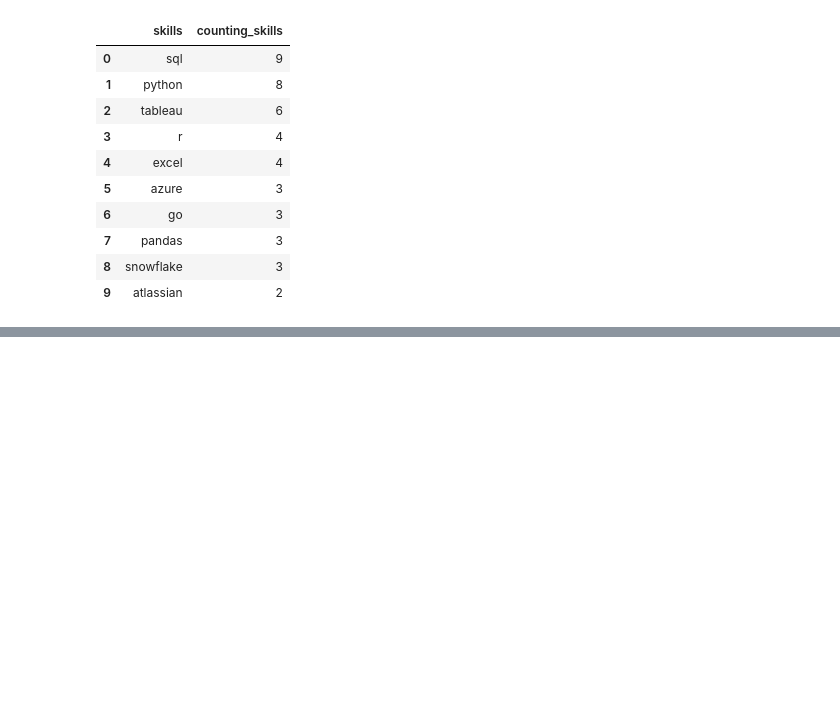
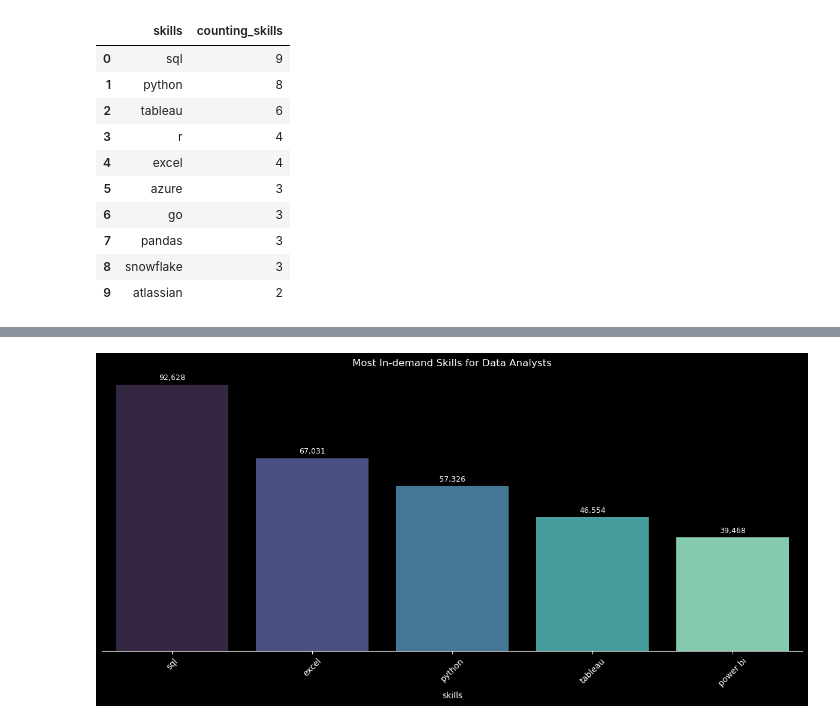
Before and after one commit to WesleyPenteado/SQL_Practice-Data_Analyst_Analysis, a Jupyter notebook: project_py/visualization.ipynb, the cells around one changed output, grey strips where cells are left out. Cells and saved outputs as stored; diff of their text form; code cells hidden in the pictures; blank space fills up the shorter version.

```diff
--- a/project_py/visualization.ipynb
+++ b/project_py/visualization.ipynb
@@ -112,0 +122,49 @@ plt.show()
+# %%
+# Question: What are the most in-demand skills for data analysts?
+
+# Use dark theme style
+plt.style.use("dark_background")
+
+# Define a dark-style color palette similar to GitHub's dark theme
+colors = sns.color_palette("mako", len(df_q3))
+
+# Plot vertical bar chart
+plt.figure(figsize=(12, 6))
+barplot = sns.barplot(
+    data=df_q3,
+    x="skills",
+    y="demand_count",
+    palette=colors
+)
+barplot.set(title="Most In-demand Skills for Data Analysts")
+
+
+# Removing Y axe and spine
+barplot.yaxis.set_visible(False)
+barplot.spines["left"].set_visible(False)
+barplot.spines["right"].set_visible(False)
+barplot.spines["top"].set_visible(False)
+
+
+
+# Rotate x-axis labels for better readability if needed
+plt.xticks(rotation=45)
+
+# Adiciona rótulos de dados no topo de cada coluna
+for p in barplot.patches:
+    height = p.get_height()
+    plt.text(
+        p.get_x() + p.get_width() / 2.,
+        height + max(df_q3["demand_count"]) * 0.01,  # ligeiramente acima do topo
+        f"{height:,.0f}",  # formatação com separador de milhar
+        ha="center",
+        va="bottom",
+        fontsize=9,
+        color="white"
+    )
+
+# Adjust layout to prevent clipping
+plt.tight_layout()
+plt.show()
+# %% [output]
+[figure, added]
```
Also changed, not shown: parts of 7 cells of this notebook.
